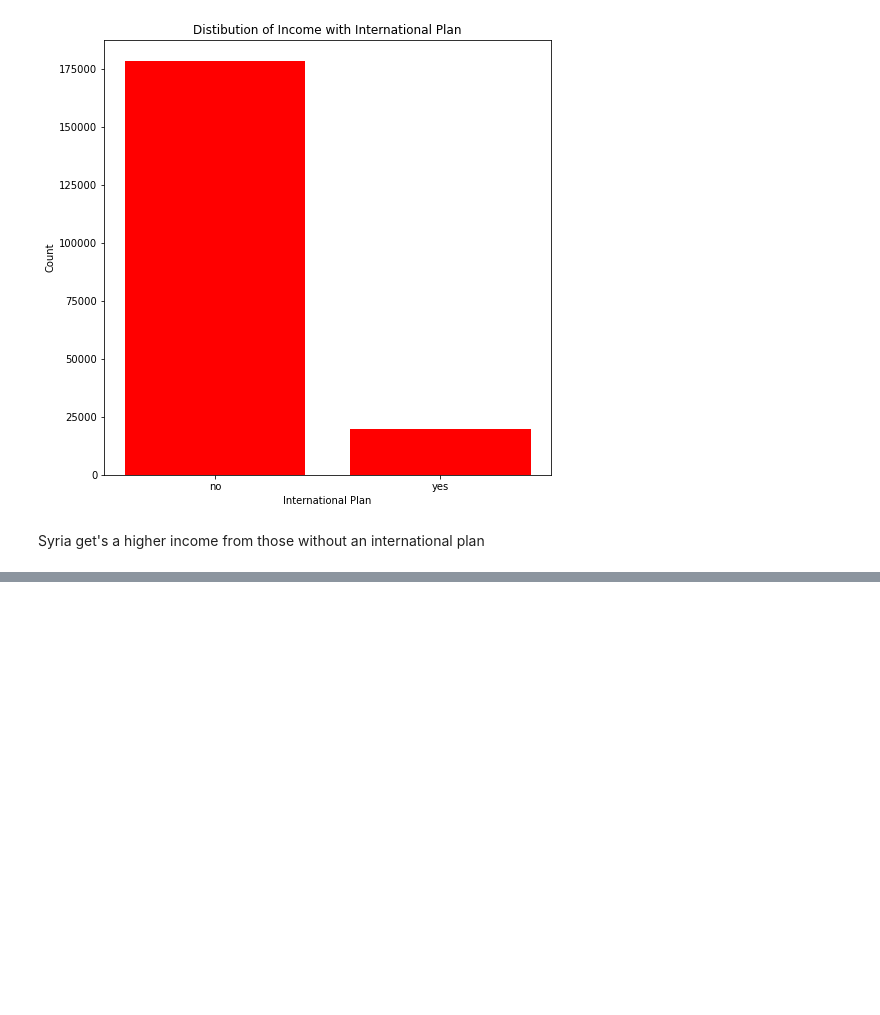
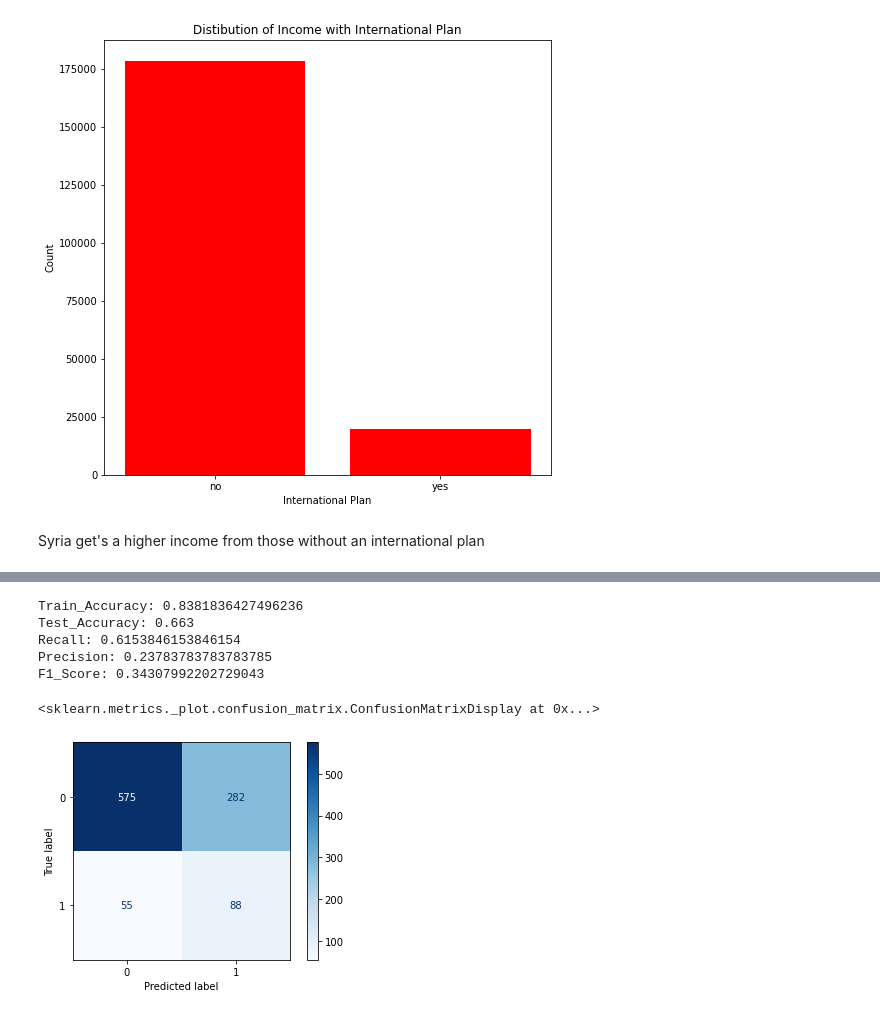
Before and after one commit to KeruboJ/SyriaTel-Customer-Churn-project, a Jupyter notebook: ipynb.ipynb, the cells around one changed output, grey strips where cells are left out. Drawn from its saved outputs; the diff is of its cells as text; code cells hidden in the pictures; blank space fills up the shorter version.

```diff
--- a/ipynb.ipynb
+++ b/ipynb.ipynb
@@ -367,0 +514,23 @@ Syria get's a higher income from those without an international plan
+# %%
+best_knn = KNeighborsClassifier(n_neighbors = 13,
+                                metric = 'euclidean',
+                                weights = 'uniform')
+
+best_knn.fit(X_train_scaled_resampled,y_train_resampled)
+
+print('Train_Accuracy:', best_knn.score(X_train_scaled_resampled,y_train_resampled))
+print('Test_Accuracy:', best_knn.score(X_test_scaled,y_test))
+print('Recall:', recall_score(y_test,best_knn.predict(X_test_scaled)))
+print('Precision:',precision_score(y_test,best_knn.predict(X_test_scaled)))
+print('F1_Score:',f1_score(y_test,best_knn.predict(X_test_scaled)))
+('mean_CV_recall:', np.mean(cross_val_score(best_knn, X_scaled, y, scoring="recall", cv = 5)))
+
+plot_confusion_matrix(best_knn, X_test_scaled, y_test, cmap="Blues")
+# %% [output]
+Train_Accuracy: 0.8381836427496236
+Test_Accuracy: 0.663
+Recall: 0.6153846153846154
+Precision: 0.23783783783783785
+F1_Score: 0.34307992202729043
+<sklearn.metrics._plot.confusion_matrix.ConfusionMatrixDisplay at 0x...>
+[figure, added]
```
Also changed, not shown: parts of 30 cells of this notebook.
